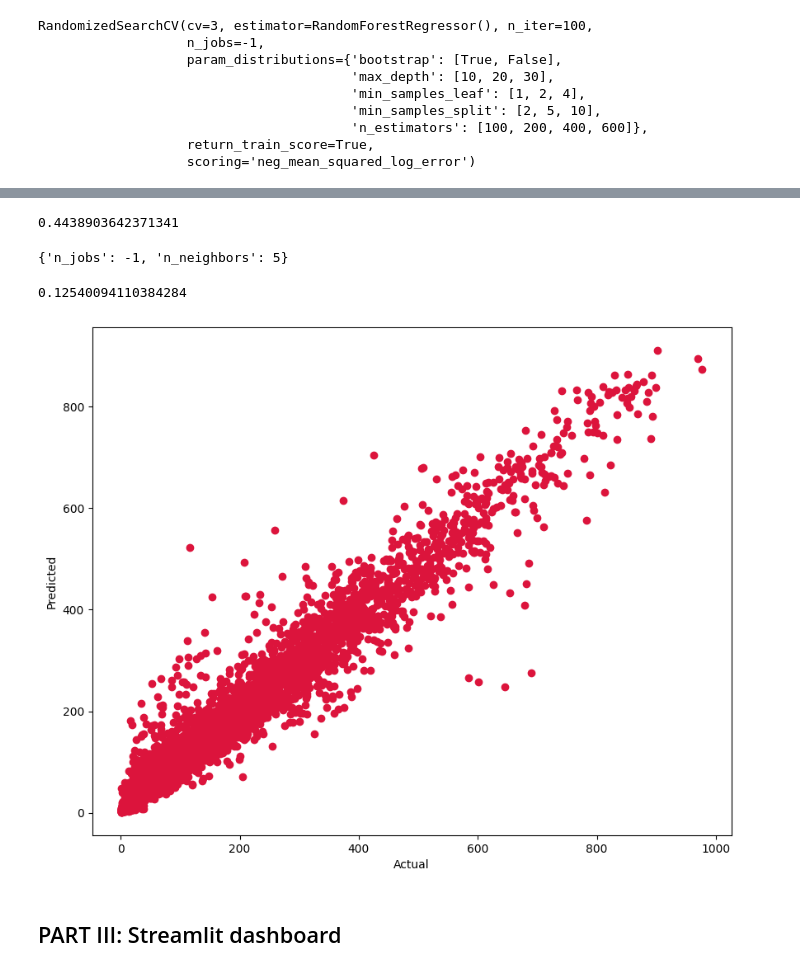
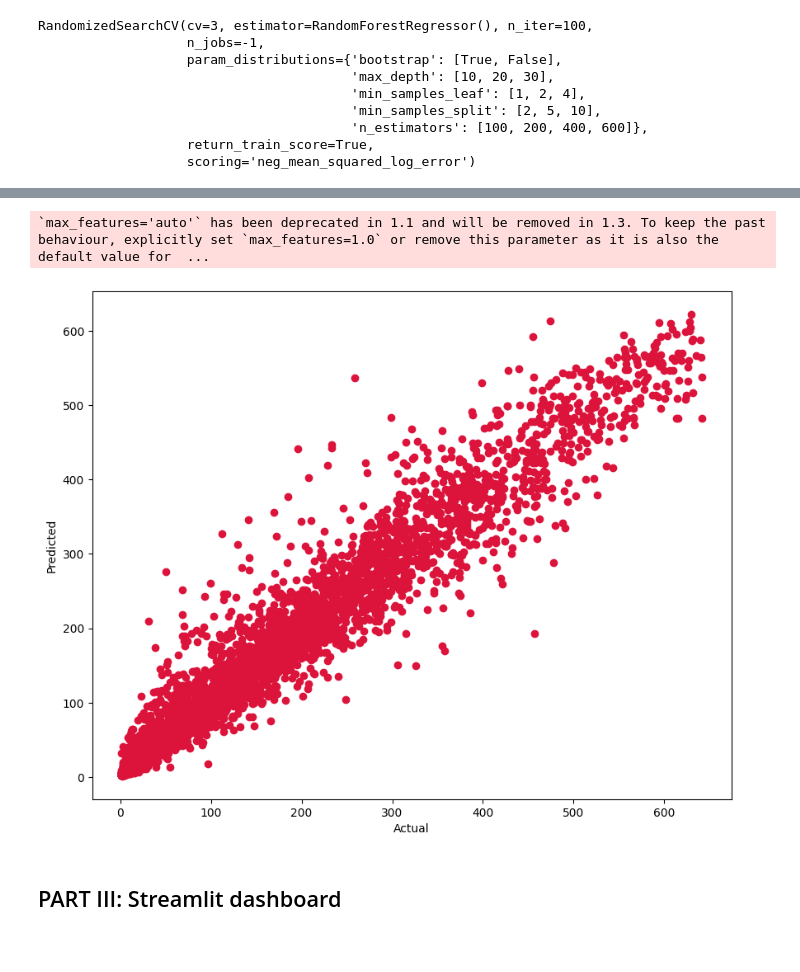
Before and after one commit to moritzzoepffel/washington_bikesharing_ml, a Jupyter notebook: Group4_Notebook_Assignment2.ipynb, the cells around one changed output, grey strips where cells are left out. Cells and saved outputs as stored; diff of their text form; code cells hidden in the pictures.

```diff
--- a/Group4_Notebook_Assignment2.ipynb
+++ b/Group4_Notebook_Assignment2.ipynb
@@ -361,6 +371,8 @@ weekday=pd.get_dummies(data['weekday'],prefix='weekday')
 data=pd.concat([data,weekday],axis=1)
 month = pd.get_dummies(data['mnth'], prefix='mnth')
 data = pd.concat([data, month], axis=1)
-data.drop(['season','weathersit', "weekday", "registered", "mnth", "dteday", "atemp", "instant", "casual"],inplace=True,axis=1)
+data['night_hr'] = data['hr'].map(lambda x: 0 if (x < 7 | x == 23) else 1)
+data['peak_hr'] = data['hr'].map(lambda x: 1 if x in [7,8,9,16,17,18,19] else 0)
+data.drop(['season','weathersit', "weekday", "registered", "mnth", "dteday", "temp", "instant", "casual"],inplace=True,axis=1)
 data
 # %% [output]
@@ -398,14 +410,16 @@ y_train.max()
 from sklearn.ensemble import RandomForestRegressor,AdaBoostRegressor,BaggingRegressor
 from sklearn.linear_model import LinearRegression
 from sklearn.neighbors import KNeighborsRegressor
+from sklearn.tree import DecisionTreeRegressor
+from sklearn.svm import SVR
 import numpy as np
-from sklearn.metrics import mean_squared_log_error
+from sklearn.metrics import mean_squared_error
 
-models=[RandomForestRegressor(),AdaBoostRegressor(),BaggingRegressor(),KNeighborsRegressor()]
+models=[RandomForestRegressor(),AdaBoostRegressor(),BaggingRegressor(),KNeighborsRegressor(), DecisionTreeRegressor(), SVR()]
 
-model_names=['RandomForestRegressor','AdaBoostRegressor','BaggingRegressor','KNeighborsRegressor']
+model_names=['RandomForestRegressor','AdaBoostRegressor','BaggingRegressor','KNeighborsRegressor', 'DecisionTreeRegressor', 'SVR']
 
-rmsle=[]
+rmse=[]
 d={}
 
 for model in range (len(models)):
@@ -413,11 +427,11 @@ for model in range (len(models)):
     clf.fit(x_train,y_train)
     test_pred=clf.predict(x_test)
     try:
-        rmsle.append(np.sqrt(mean_squared_log_error(test_pred,y_test)))
+        rmse.append(np.sqrt(mean_squared_error(test_pred,y_test)))
     except:
         print("Error in ",model_names[model])
 
-res={'Modelling Algo':model_names,'RMSLE':rmsle}
+res={'Modelling Algo':model_names,'RMSE':rmse}
 res
 # %% [output]
 {'Modelling Algo': ['RandomForestRegressor',
@@ -562,3 +560,7 @@ clf_rf.best_params_
+# %%
+test_model = clf_rf.best_estimator_.fit(x_train, y_train)
+# %% [output]
+`max_features='auto'` has been deprecated in 1.1 and will be removed in 1.3. To keep the past behaviour, explicitly set `max_features=1.0` or remove this parameter as it is also the default value for  ...
 # %%
 import pickle
 
@@ -575,12 +577,8 @@ clf_knn=GridSearchCV(estimator=KNeighborsRegressor(),param_grid=params_dict,scor
 clf_knn.fit(x_train,y_train)
 pred_knn=clf_knn.predict(x_test)
 print((np.sqrt(mean_squared_log_error(pred,y_test))))
-# %% [output]
-0.4438903642371341
 # %%
 clf_knn.best_params_
-# %% [output]
-{'n_jobs': -1, 'n_neighbors': 5}
 # %%
 pred=clf_rf.predict(x_test)
 
@@ -590,16 +588,14 @@ pd.DataFrame({'Actual': y_test, 'Predicted': pred})
 #import from sklearn all metrics for multiclass and continuous data
 from sklearn.metrics import accuracy_score, confusion_matrix, classification_report, mean_squared_error, mean_absolute_error, r2_score
 mean_squared_log_error(y_test,pred)
-# %% [output]
-0.12540094110384284
 # %%
 plt.figure(figsize=(10, 8))
-plt.scatter(y_test, pred, c='crimson')
+plt.scatter(y_test, test_model.predict(x_test), c='crimson')
 plt.xlabel('Actual')
 plt.ylabel('Predicted')
 plt.show()
 # %% [output]
-[figure, old version]
+[figure, new version]
 # %% [markdown]
 ## PART III: Streamlit dashboard
 # %%
```
Also changed, not shown: parts of 24 cells of this notebook, 4 other files.
